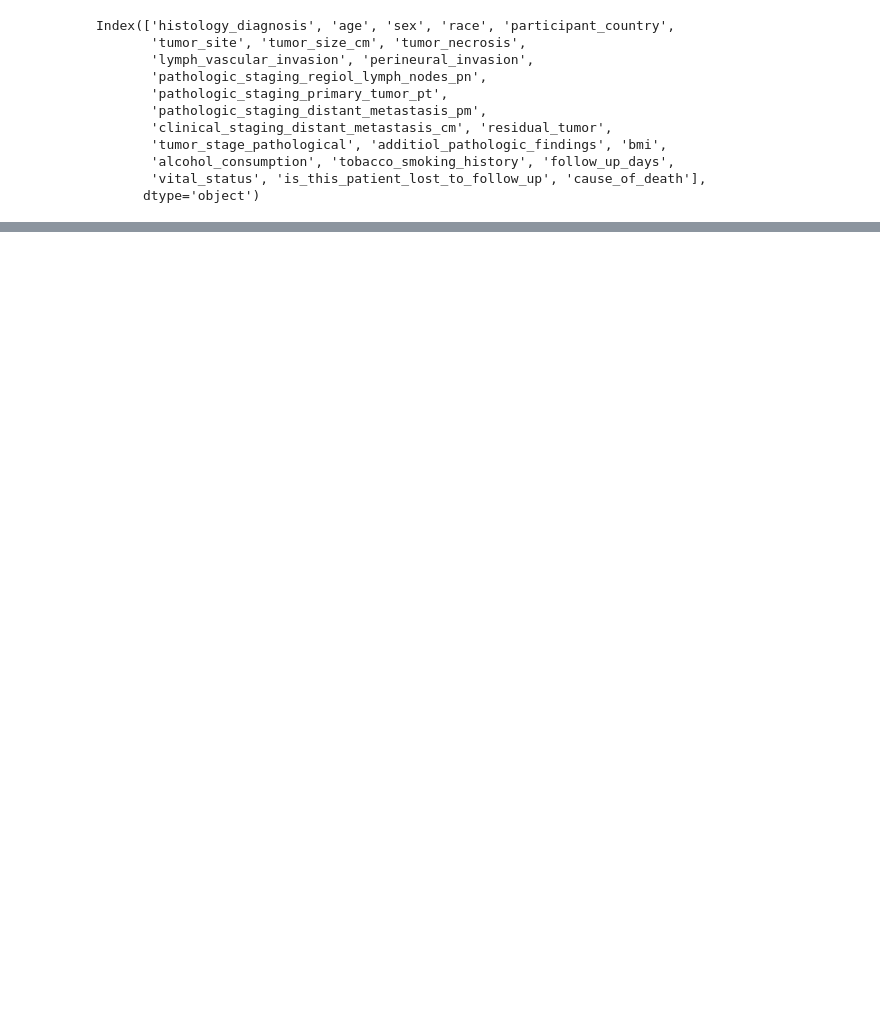
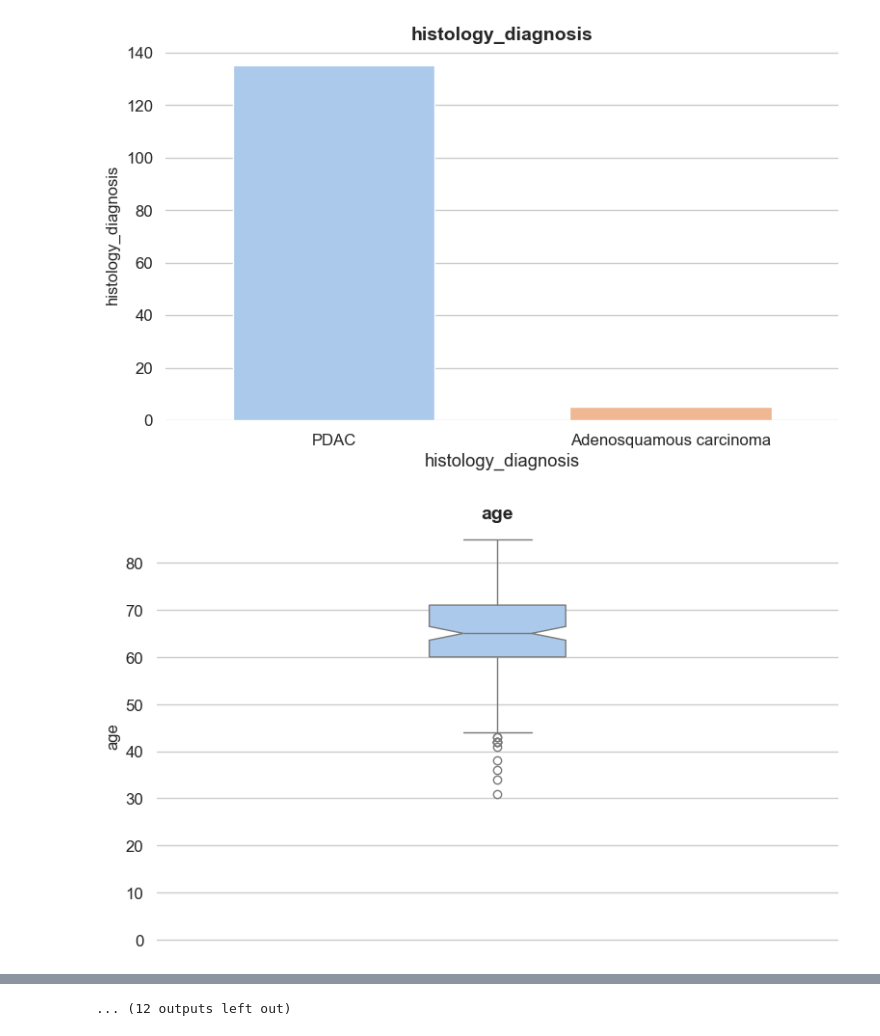
Before and after one commit to PietroMondini/SV-2nd-assignment, a Jupyter notebook: Data analysis.ipynb, the cells around one changed output, grey strips where cells are left out. Drawn from its saved outputs; the diff is of its cells as text; code cells hidden in the pictures; blank space fills up the shorter version.

```diff
--- a/Data analysis.ipynb
+++ b/Data analysis.ipynb
@@ -3,16 +3,9 @@ import pandas as pd
 from sklearn.preprocessing import LabelEncoder
 
 df = pd.read_csv('Clinical data/clinical_data.csv', index_col=0)
-df.columns
+
+for col in df.columns:
+    if df[col].dtype == 'object':
+        df[col] = df[col].fillna(df[col].mode()[0])
+    else:
+        df[col] = df[col].fillna(df[col].mean())
-# %% [output]
-Index(['histology_diagnosis', 'age', 'sex', 'race', 'participant_country',
-       'tumor_site', 'tumor_size_cm', 'tumor_necrosis',
-       'lymph_vascular_invasion', 'perineural_invasion',
-       'pathologic_staging_regiol_lymph_nodes_pn',
-       'pathologic_staging_primary_tumor_pt',
-       'pathologic_staging_distant_metastasis_pm',
-       'clinical_staging_distant_metastasis_cm', 'residual_tumor',
-       'tumor_stage_pathological', 'additiol_pathologic_findings', 'bmi',
-       'alcohol_consumption', 'tobacco_smoking_history', 'follow_up_days',
-       'vital_status', 'is_this_patient_lost_to_follow_up', 'cause_of_death'],
-      dtype='object')
@@ -18,0 +55,9 @@ Index(['histology_diagnosis', 'age', 'sex', 'race', 'participant_country',
+# %%
+for col in df.columns:
+    if df[col].dtype == 'object':
+        barplot(df, col)
+    else:
+        boxplot(df, col)
+# %% [output]
+[figure, added]
+[figure, added]
@@ -19,3 +74,4 @@ Index(['histology_diagnosis', 'age', 'sex', 'race', 'participant_country',
+... (12 outputs left out)
 # %%
 for col in df.columns:
     if df[col].dtype == 'object':
```
Also changed, not shown: parts of 5 cells of this notebook, 29 other files.
